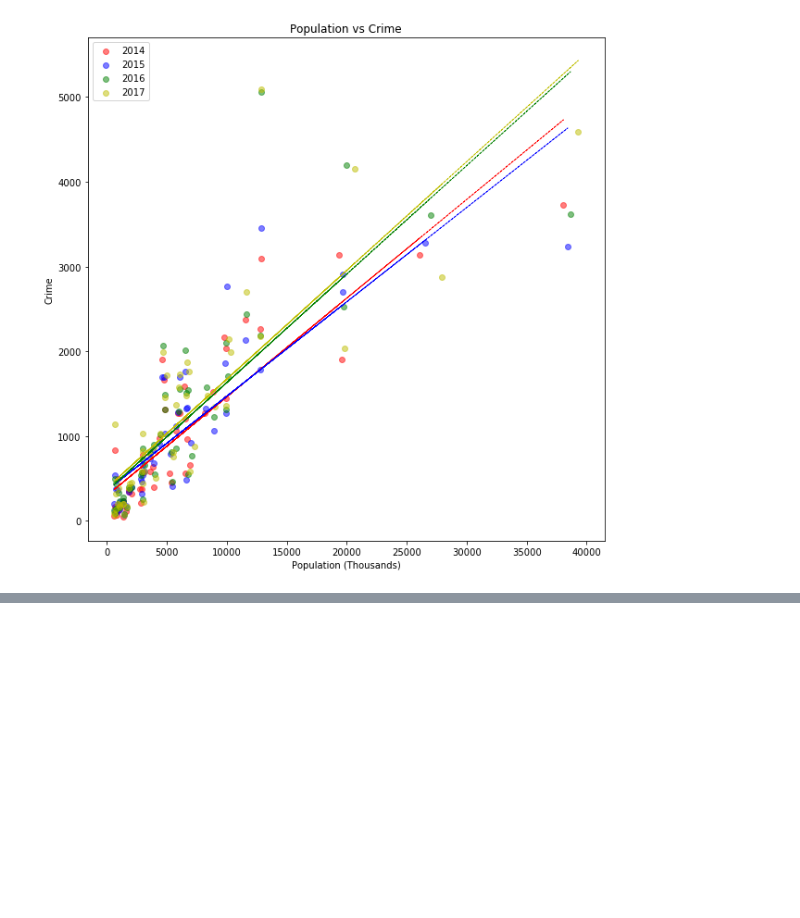
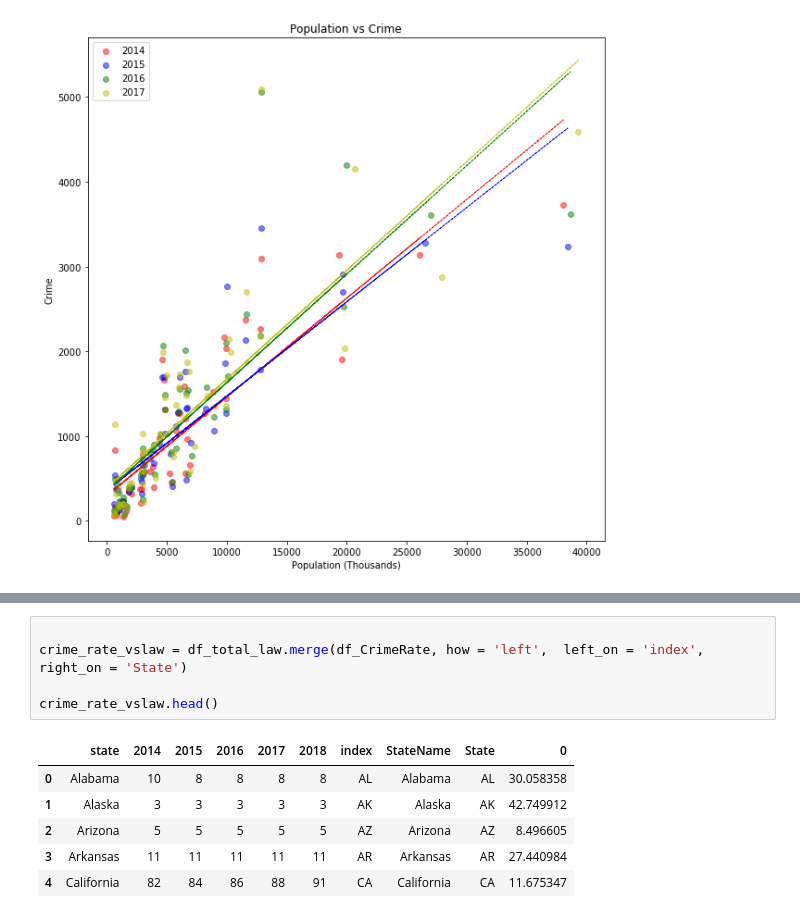
Before and after one commit to Vallito/Project_1, a Jupyter notebook: Project_1_Final.ipynb, the cells around one changed output, grey strips where cells are left out. Drawn from its saved outputs; the diff is of its cells as text; blank space fills up the shorter version.

```diff
--- a/Project_1_Final.ipynb
+++ b/Project_1_Final.ipynb
@@ -174,0 +221,12 @@ py.plotly.iplot( fig, validate=False, filename='2017 Gun Crimes by Location' )
+# %%
+
+crime_rate_vslaw = df_total_law.merge(df_CrimeRate, how = 'left',  left_on = 'index', right_on = 'State')
+
+crime_rate_vslaw.head()
+# %% [output]
+|  | state | 2014 | 2015 | 2016 | 2017 | 2018 | index | StateName | State | 0 |
+| 0 | Alabama | 10 | 8 | 8 | 8 | 8 | AL | Alabama | AL | 30.058358 |
+| 1 | Alaska | 3 | 3 | 3 | 3 | 3 | AK | Alaska | AK | 42.749912 |
+| 2 | Arizona | 5 | 5 | 5 | 5 | 5 | AZ | Arizona | AZ | 8.496605 |
+| 3 | Arkansas | 11 | 11 | 11 | 11 | 11 | AR | Arkansas | AR | 27.440984 |
+| 4 | California | 82 | 84 | 86 | 88 | 91 | CA | California | CA | 11.675347 |
```
Also changed, not shown: parts of 13 cells of this notebook, 11 other files.
